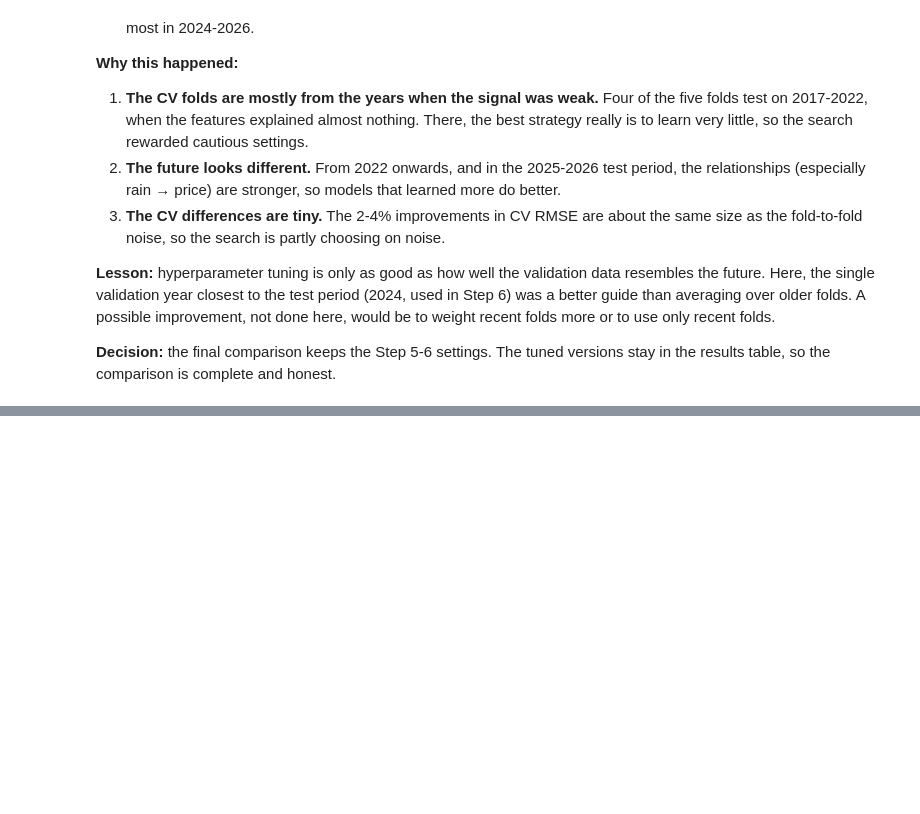
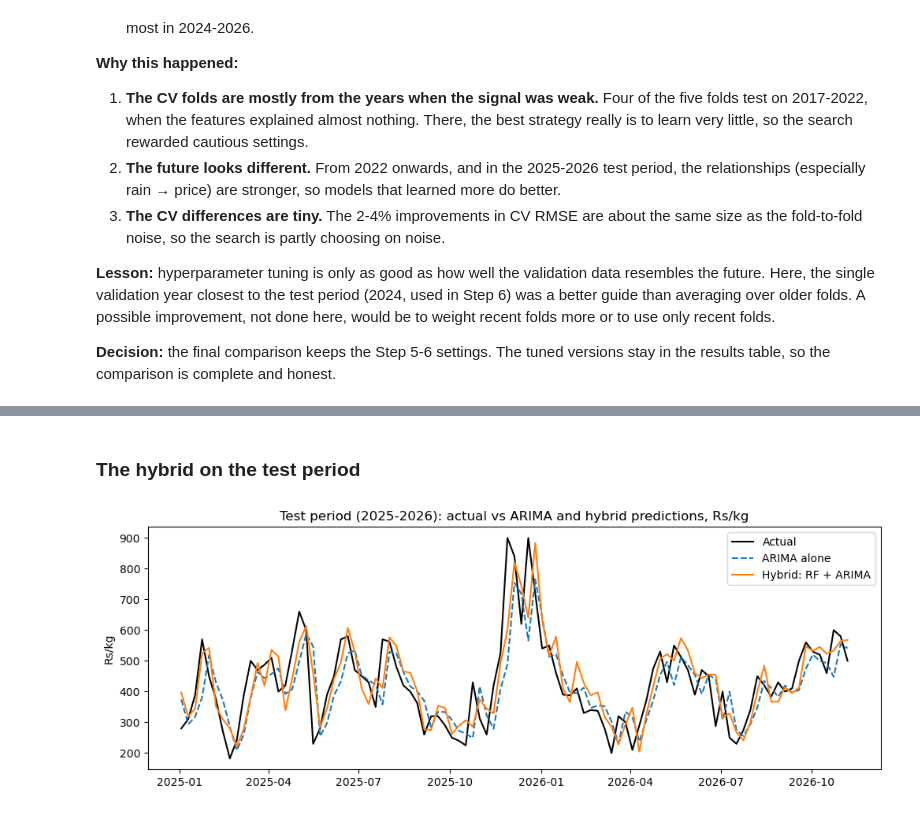
Before and after one commit to renulucshmi/pettah-beans-price-forecast, a Jupyter notebook: ensemble_assignment.ipynb, the cells around one changed output, grey strips where cells are left out. Saved outputs shown, nothing was run; the diff lists cells and outputs as text; code cells hidden in the pictures; blank space fills up the shorter version.

```diff
--- a/ensemble_assignment.ipynb
+++ b/ensemble_assignment.ipynb
@@ -1260,0 +1376,13 @@ res.to_csv("results/results_step8_tuning.csv")
+# %% [markdown]
+### The hybrid on the test period
+# %%
+fig, ax = plt.subplots(figsize=(12, 4))
+ax.plot(test.index, test["price_next"], color="black", linewidth=1.5, label="Actual")
+ax.plot(test.index, test["price_now"] * np.exp(arima_change.loc[test.index]), linestyle="--", label="ARIMA alone")
+ax.plot(test.index, test["price_now"] * np.exp(hybrid["test"]), label="Hybrid: RF + ARIMA")
+ax.set_title("Test period (2025-2026): actual vs ARIMA and hybrid predictions, Rs/kg")
+ax.set_ylabel("Rs/kg")
+ax.legend()
+plt.show()
+# %% [output]
+[figure, added]
```
Also changed, not shown: parts of 22 cells of this notebook, 6 other files.
